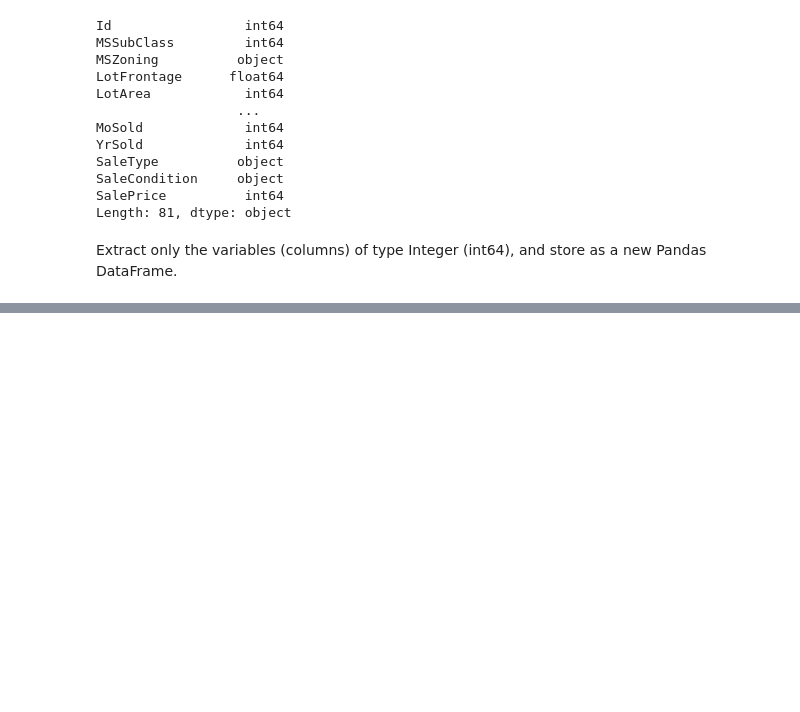
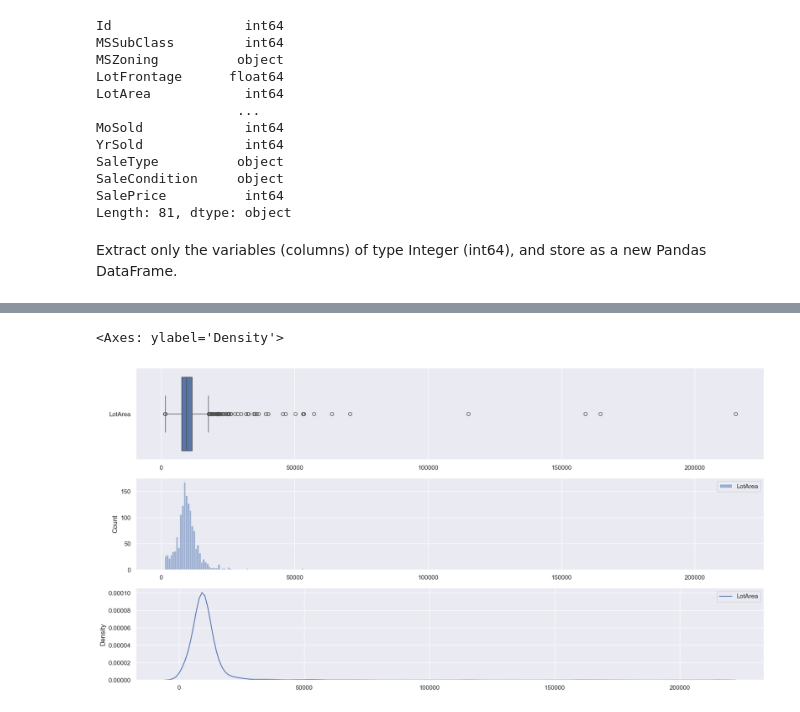
Before and after one commit to AjayVijayanand/MyCSJournalAJVJ, a Jupyter notebook: UniDays/Volume2_IE0005/Volume3_HousePrices/HousePricesWeek3.ipynb, the cells around one changed output, grey strips where cells are left out. Cells and saved outputs as stored; diff of their text form; code cells hidden in the pictures; blank space fills up the shorter version.

```diff
--- a/UniDays/Volume2_IE0005/Volume3_HousePrices/HousePricesWeek3.ipynb
+++ b/UniDays/Volume2_IE0005/Volume3_HousePrices/HousePricesWeek3.ipynb
@@ -72,0 +69,3 @@ ValueError: Need to specify at least one of 'labels', 'index' or 'columns'
+# %%
+LotAreas = pd.DataFrame(clean_houseprice['LotArea'])
+LotAreas.describe()
@@ -72,0 +82,8 @@ ValueError: Need to specify at least one of 'labels', 'index' or 'columns'
+# %%
+f, axes = plt.subplots(3, 1, figsize=(20, 10))
+sb.boxplot(data = LotAreas, orient = "h", ax = axes[0])
+sb.histplot(data = LotAreas, ax = axes[1])
+sb.kdeplot(data = LotAreas, ax = axes[2])
+# %% [output]
+<Axes: ylabel='Density'>
+[figure, added]
```
Also changed, not shown: parts of 17 cells of this notebook.
